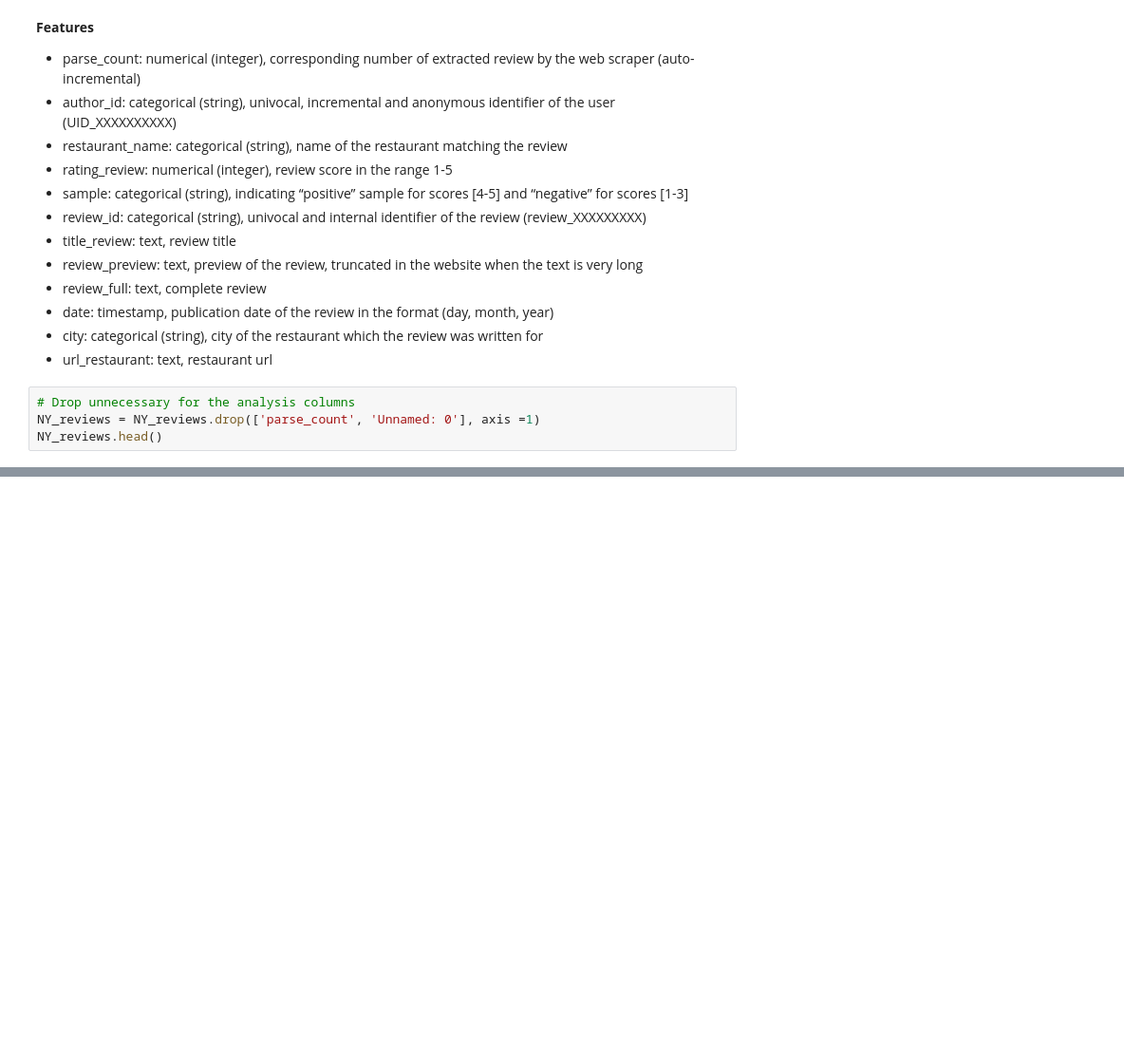
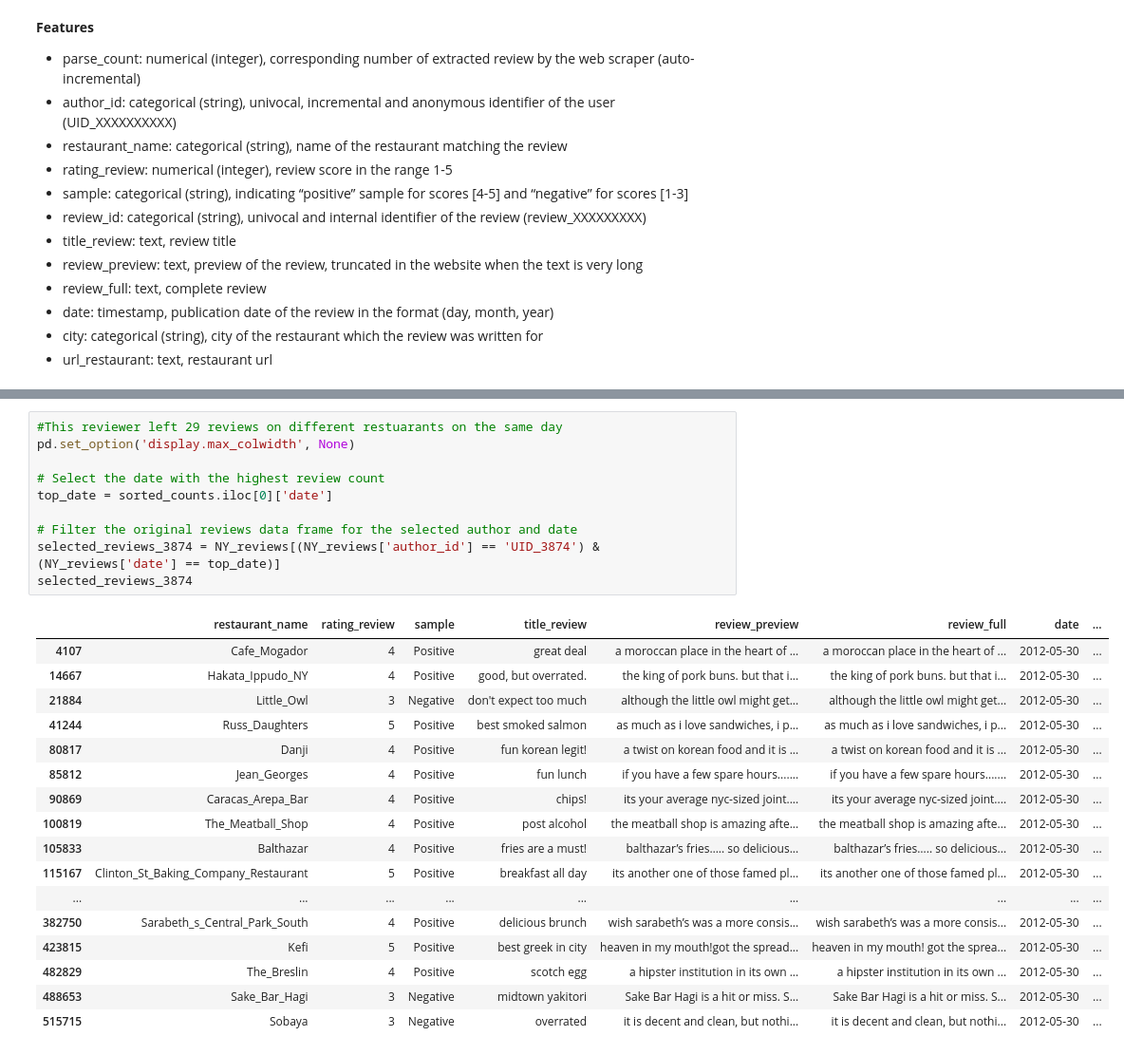
Before and after one commit to OxanaDrotieva/TripAdvisor_NLP, a Jupyter notebook: NY_reviews_cleaned.ipynb, the cells around one changed output, grey strips where cells are left out. Shown at 95% size. Cells and saved outputs as stored; diff of their text form; blank space fills up the shorter version.

```diff
--- a/NY_reviews_cleaned.ipynb
+++ b/NY_reviews_cleaned.ipynb
@@ -27,7 +31,3 @@ NY_reviews.head()
 - date: timestamp, publication date of the review in the format (day, month, year)
 - city: categorical (string), city of the restaurant which the review was written for
 - url_restaurant: text, restaurant url
-# %%
-# Drop unnecessary for the analysis columns
-NY_reviews = NY_reviews.drop(['parse_count', 'Unnamed: 0'], axis =1)
-NY_reviews.head()
@@ -168,0 +135,28 @@ sns.countplot(x=NY_reviews['rating_review'])
+# %%
+#This reviewer left 29 reviews on different restuarants on the same day
+pd.set_option('display.max_colwidth', None)
+
+# Select the date with the highest review count
+top_date = sorted_counts.iloc[0]['date']
+
+# Filter the original reviews data frame for the selected author and date
+selected_reviews_3874 = NY_reviews[(NY_reviews['author_id'] == 'UID_3874') & (NY_reviews['date'] == top_date)]
+selected_reviews_3874
+# %% [output]
+|  | restaurant_name | rating_review | sample | title_review | review_preview | review_full | date | ... |
+| 4107 | Cafe_Mogador | 4 | Positive | great deal | a moroccan place in the heart of ... | a moroccan place in the heart of ... | 2012-05-30 | ... |
+| 14667 | Hakata_Ippudo_NY | 4 | Positive | good, but overrated. | the king of pork buns. but that i... | the king of pork buns. but that i... | 2012-05-30 | ... |
+| 21884 | Little_Owl | 3 | Negative | don't expect too much | although the little owl might get... | although the little owl might get... | 2012-05-30 | ... |
+| 41244 | Russ_Daughters | 5 | Positive | best smoked salmon | as much as i love sandwiches, i p... | as much as i love sandwiches, i p... | 2012-05-30 | ... |
+| 80817 | Danji | 4 | Positive | fun korean legit! | a twist on korean food and it is ... | a twist on korean food and it is ... | 2012-05-30 | ... |
+| 85812 | Jean_Georges | 4 | Positive | fun lunch | if you have a few spare hours....... | if you have a few spare hours....... | 2012-05-30 | ... |
+| 90869 | Caracas_Arepa_Bar | 4 | Positive | chips! | its your average nyc-sized joint.... | its your average nyc-sized joint.... | 2012-05-30 | ... |
+| 100819 | The_Meatball_Shop | 4 | Positive | post alcohol | the meatball shop is amazing afte... | the meatball shop is amazing afte... | 2012-05-30 | ... |
+| 105833 | Balthazar | 4 | Positive | fries are a must! | balthazar’s fries….. so delicious... | balthazar’s fries….. so delicious... | 2012-05-30 | ... |
+| 115167 | Clinton_St_Baking_Company_Restaurant | 5 | Positive | breakfast all day | its another one of those famed pl... | its another one of those famed pl... | 2012-05-30 | ... |
+| ... | ... | ... | ... | ... | ... | ... | ... | ... |
+| 382750 | Sarabeth_s_Central_Park_South | 4 | Positive | delicious brunch | wish sarabeth’s was a more consis... | wish sarabeth’s was a more consis... | 2012-05-30 | ... |
+| 423815 | Kefi | 5 | Positive | best greek in city | heaven in my mouth!got the spread... | heaven in my mouth! got the sprea... | 2012-05-30 | ... |
+| 482829 | The_Breslin | 4 | Positive | scotch egg | a hipster institution in its own ... | a hipster institution in its own ... | 2012-05-30 | ... |
+| 488653 | Sake_Bar_Hagi | 3 | Negative | midtown yakitori | Sake Bar Hagi is a hit or miss. S... | Sake Bar Hagi is a hit or miss. S... | 2012-05-30 | ... |
+| 515715 | Sobaya | 3 | Negative | overrated | it is decent and clean, but nothi... | it is decent and clean, but nothi... | 2012-05-30 | ... |
```
Also changed, not shown: parts of 35 cells of this notebook.
